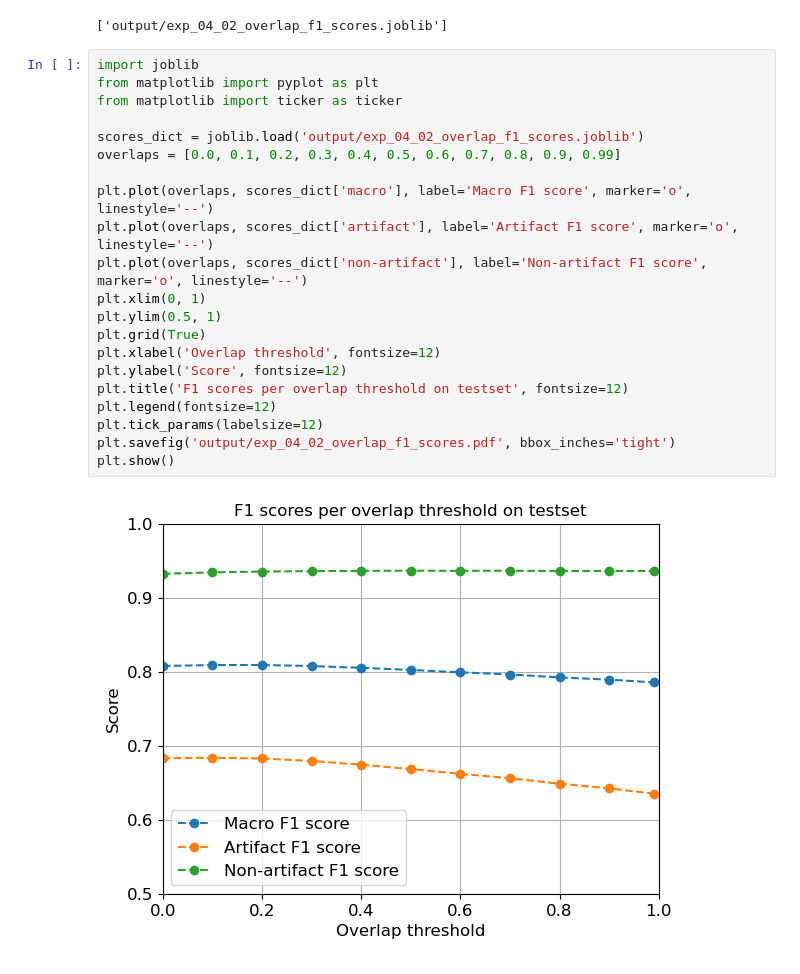
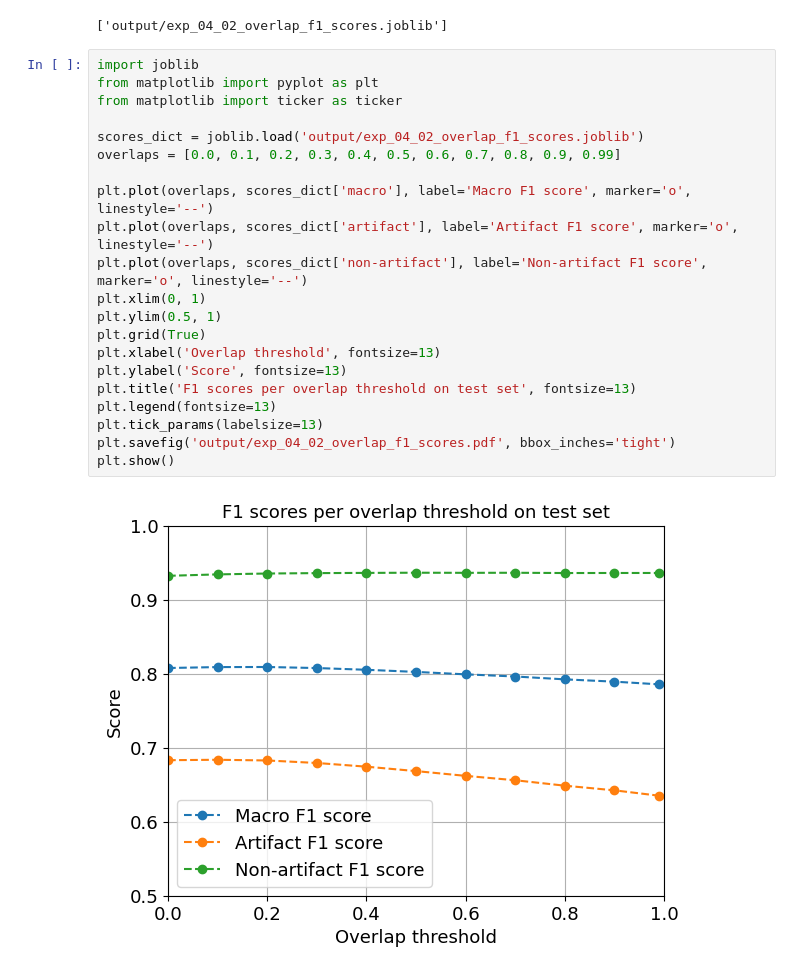
Before and after one commit to stuckkk/artifact-detection-seminar, a Jupyter notebook: experiments/04 - Thesis/exp_04_02.ipynb, the cells around one changed output. Drawn from its saved outputs; the diff is of its cells as text.

```diff
--- a/experiments/04 - Thesis/exp_04_02.ipynb
+++ b/experiments/04 - Thesis/exp_04_02.ipynb
@@ -81,23 +81,23 @@ joblib.dump(score_dict, 'output/exp_04_02_overlap_f1_scores.joblib')
 # %%
 import joblib
 from matplotlib import pyplot as plt
 from matplotlib import ticker as ticker
 
 scores_dict = joblib.load('output/exp_04_02_overlap_f1_scores.joblib')
 overlaps = [0.0, 0.1, 0.2, 0.3, 0.4, 0.5, 0.6, 0.7, 0.8, 0.9, 0.99]
 
 plt.plot(overlaps, scores_dict['macro'], label='Macro F1 score', marker='o', linestyle='--')
 plt.plot(overlaps, scores_dict['artifact'], label='Artifact F1 score', marker='o', linestyle='--')
 plt.plot(overlaps, scores_dict['non-artifact'], label='Non-artifact F1 score', marker='o', linestyle='--')
 plt.xlim(0, 1)
 plt.ylim(0.5, 1)
 plt.grid(True)
-plt.xlabel('Overlap threshold', fontsize=12)
-plt.ylabel('Score', fontsize=12)
-plt.title('F1 scores per overlap threshold on testset', fontsize=12)
-plt.legend(fontsize=12)
-plt.tick_params(labelsize=12)
+plt.xlabel('Overlap threshold', fontsize=13)
+plt.ylabel('Score', fontsize=13)
+plt.title('F1 scores per overlap threshold on test set', fontsize=13)
+plt.legend(fontsize=13)
+plt.tick_params(labelsize=13)
 plt.savefig('output/exp_04_02_overlap_f1_scores.pdf', bbox_inches='tight')
 plt.show()
 # %% [output]
-[figure, old version]
+[figure, new version]
```
Also changed, not shown: 11 other files.
